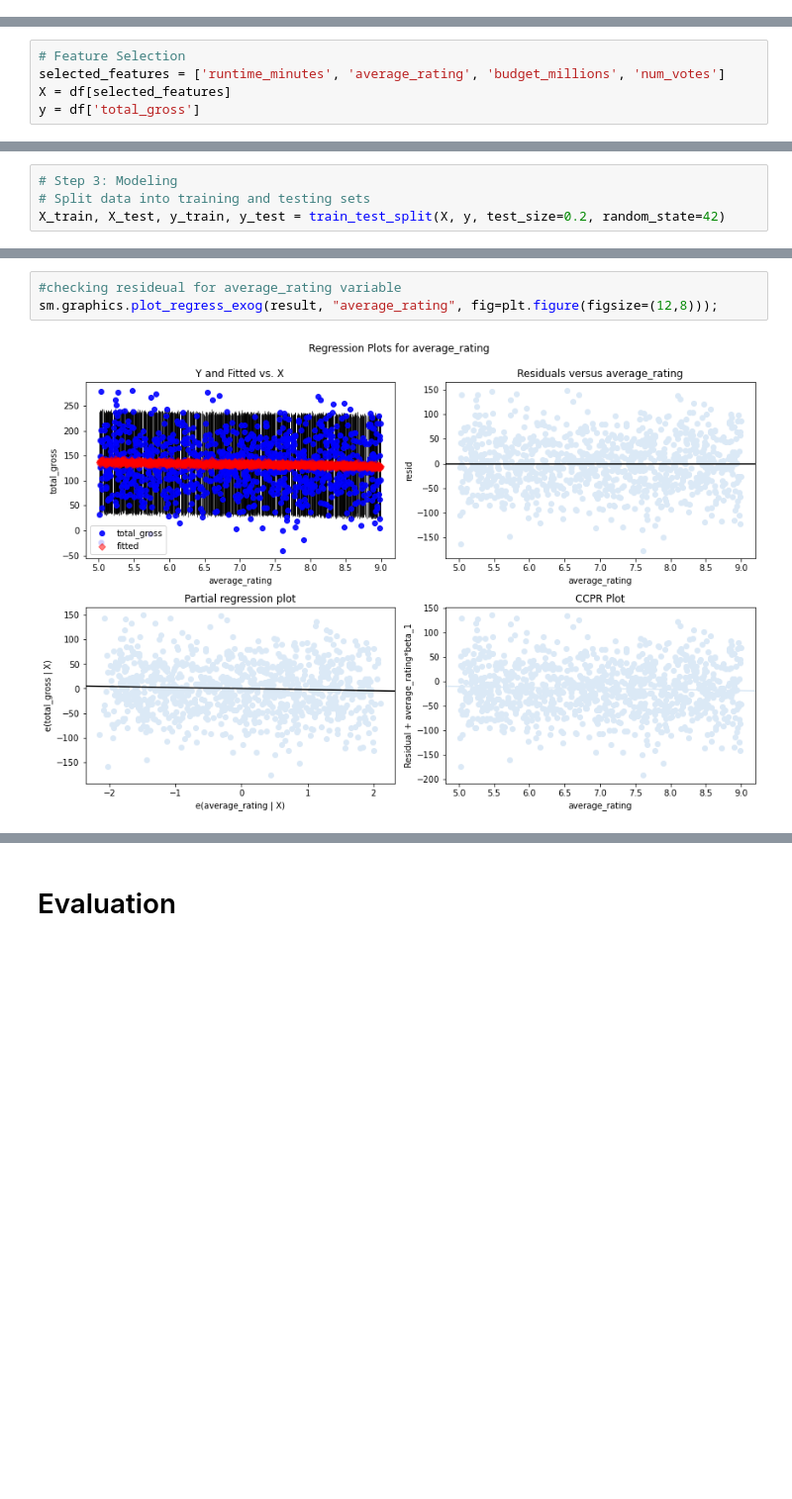
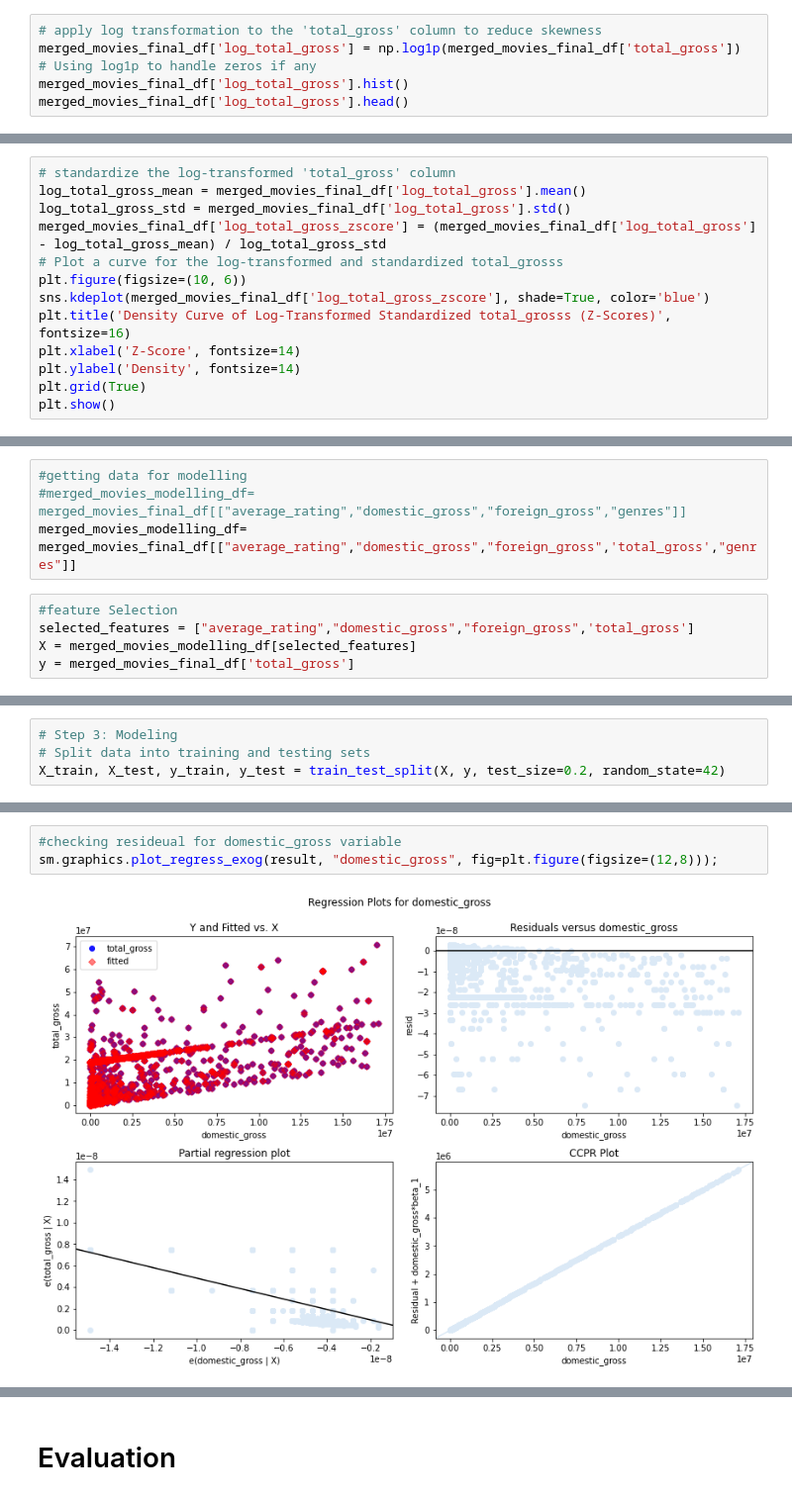
Before and after one commit to Sego-Mich/group_one_phase_two_project, a Jupyter notebook: Phase 2 project analysis-checkpoint.ipynb, the cells around one changed output, grey strips where cells are left out. Shown: that part at 99% size. Cells and saved outputs as stored; diff of their text form; blank space fills up the shorter version.

Commit message:
hypothesis, modelling and evaluation

```diff
--- a/Phase 2 project analysis-checkpoint.ipynb
+++ b/Phase 2 project analysis-checkpoint.ipynb
@@ -1003,0 +1148,5 @@ The variation in sales could be attributed to the performance of individual proj
+# %%
+# apply log transformation to the 'total_gross' column to reduce skewness
+merged_movies_final_df['log_total_gross'] = np.log1p(merged_movies_final_df['total_gross'])  # Using log1p to handle zeros if any
+merged_movies_final_df['log_total_gross'].hist()
+merged_movies_final_df['log_total_gross'].head()
@@ -1003,0 +1161,13 @@ The variation in sales could be attributed to the performance of individual proj
+# %%
+# standardize the log-transformed 'total_gross' column
+log_total_gross_mean = merged_movies_final_df['log_total_gross'].mean()
+log_total_gross_std = merged_movies_final_df['log_total_gross'].std()
+merged_movies_final_df['log_total_gross_zscore'] = (merged_movies_final_df['log_total_gross'] - log_total_gross_mean) / log_total_gross_std
+# Plot a curve for the log-transformed and standardized total_grosss
+plt.figure(figsize=(10, 6))
+sns.kdeplot(merged_movies_final_df['log_total_gross_zscore'], shade=True, color='blue')
+plt.title('Density Curve of Log-Transformed Standardized total_grosss (Z-Scores)', fontsize=16)
+plt.xlabel('Z-Score', fontsize=14)
+plt.ylabel('Density', fontsize=14)
+plt.grid(True)
+plt.show()
@@ -1063,7 +1231,11 @@ df
+# %%
+#getting data for modelling
+#merged_movies_modelling_df= merged_movies_final_df[["average_rating","domestic_gross","foreign_gross","genres"]]
+merged_movies_modelling_df= merged_movies_final_df[["average_rating","domestic_gross","foreign_gross",'total_gross',"genres"]]
 # %%
-# Feature Selection
-selected_features = ['runtime_minutes', 'average_rating', 'budget_millions', 'num_votes']
-X = df[selected_features]
-y = df['total_gross']
+#feature Selection
+selected_features = ["average_rating","domestic_gross","foreign_gross",'total_gross']
+X = merged_movies_modelling_df[selected_features]
+y = merged_movies_final_df['total_gross']
 # %%
 # Correlation Analysis
@@ -1134,6 +1307,6 @@ sm.graphics.plot_regress_exog(result, "runtime_minutes", fig=plt.figure(figsize=
 # %%
-#checking resideual for average_rating variable
-sm.graphics.plot_regress_exog(result, "average_rating", fig=plt.figure(figsize=(12,8)));
+#checking resideual for domestic_gross variable
+sm.graphics.plot_regress_exog(result, "domestic_gross", fig=plt.figure(figsize=(12,8)));
 # %% [output]
-[figure, old version]
+[figure, new version]
 # %%
```
Also changed, not shown: parts of 45 cells of this notebook, 7 other files.
